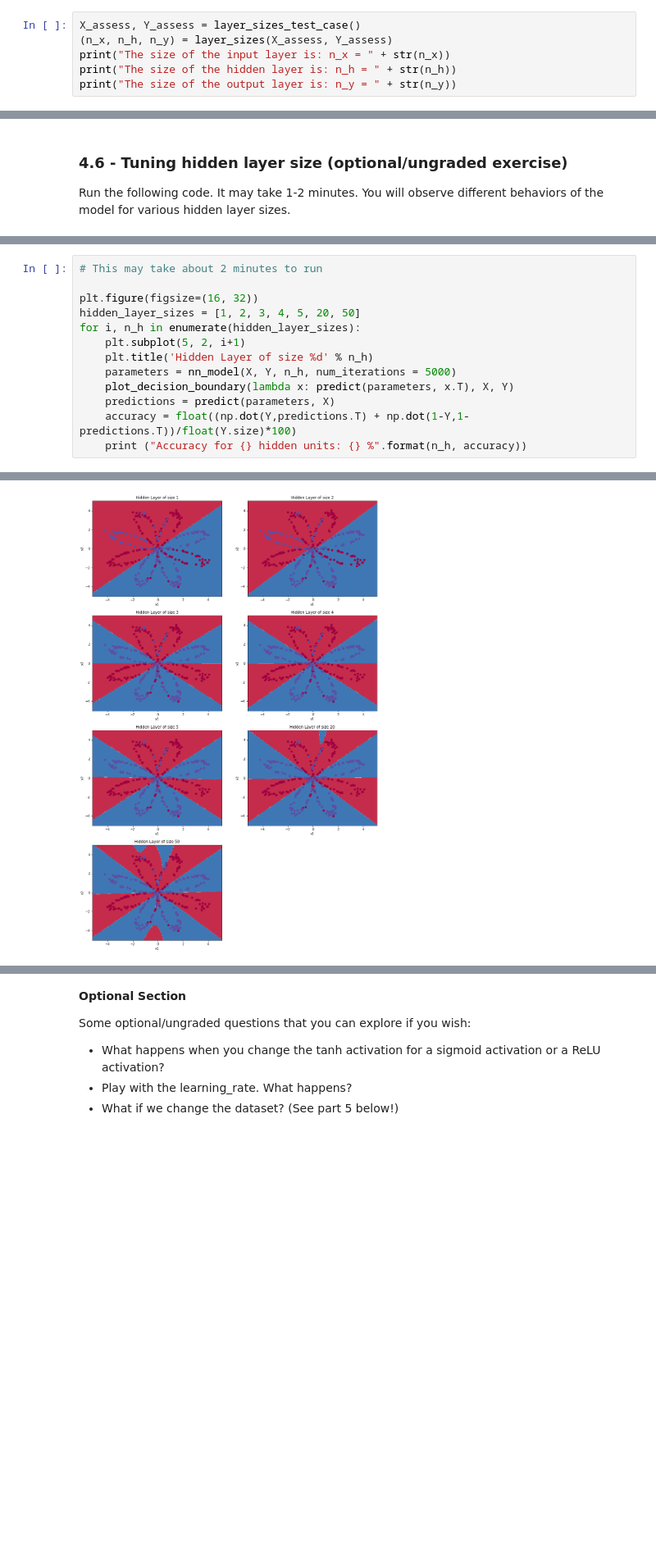
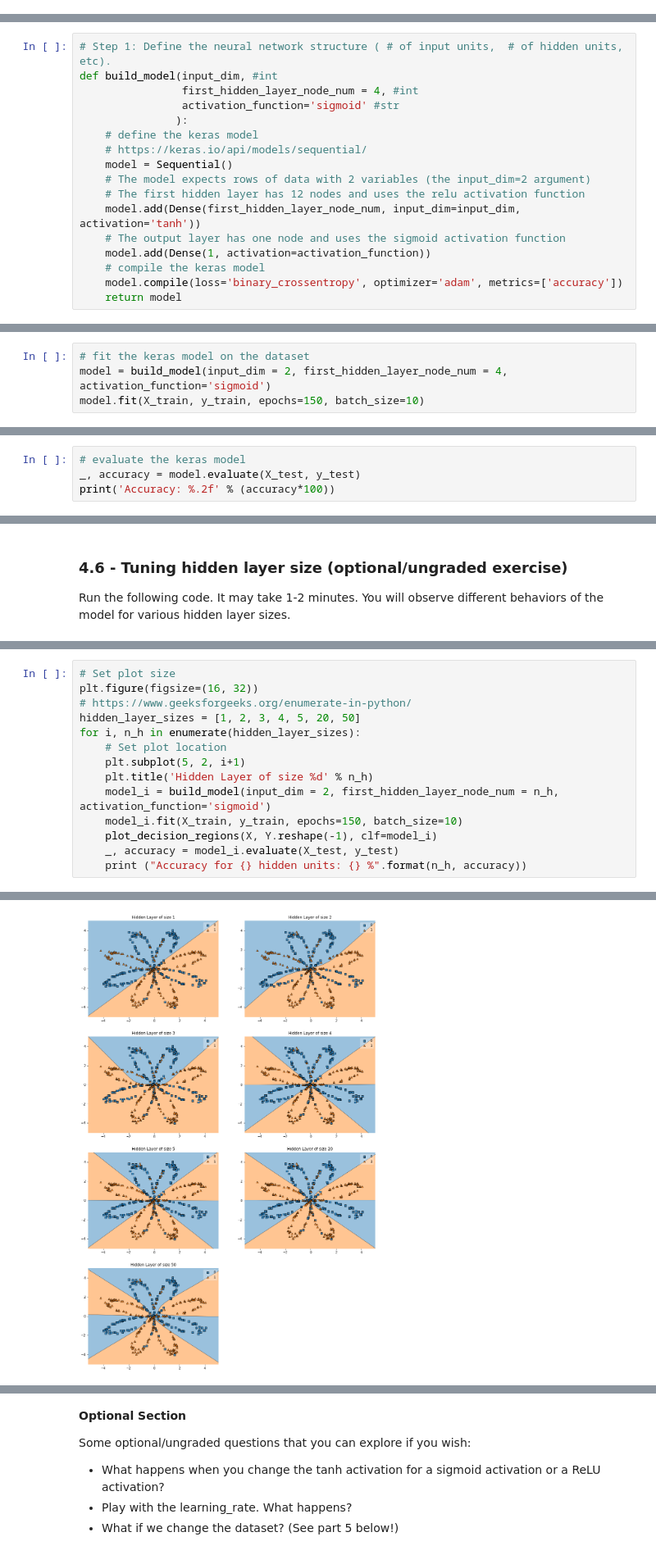
Before and after one commit to Pennybebraver/MIDASBioMedBootCamp, a Jupyter notebook: Session_15/NN/session_15_nn.ipynb, the cells around one changed output, grey strips where cells are left out. Shown at 82% size. Cells and saved outputs as stored; diff of their text form; blank space fills up the shorter version.

```diff
--- a/Session_15/NN/session_15_nn.ipynb
+++ b/Session_15/NN/session_15_nn.ipynb
@@ -185,6 +162,0 @@ def layer_sizes(X, Y):
-# %%
-X_assess, Y_assess = layer_sizes_test_case()
-(n_x, n_h, n_y) = layer_sizes(X_assess, Y_assess)
-print("The size of the input layer is: n_x = " + str(n_x))
-print("The size of the hidden layer is: n_h = " + str(n_h))
-print("The size of the output layer is: n_y = " + str(n_y))
@@ -896,0 +182,17 @@ Accuracy: 90%
+# %%
+# Step 1: Define the neural network structure ( # of input units,  # of hidden units, etc).
+def build_model(input_dim, #int
+                first_hidden_layer_node_num = 4, #int
+                activation_function='sigmoid' #str
+               ):
+    # define the keras model
+    # https://keras.io/api/models/sequential/
+    model = Sequential()
+    # The model expects rows of data with 2 variables (the input_dim=2 argument)
+    # The first hidden layer has 12 nodes and uses the relu activation function
+    model.add(Dense(first_hidden_layer_node_num, input_dim=input_dim, activation='tanh'))
+    # The output layer has one node and uses the sigmoid activation function
+    model.add(Dense(1, activation=activation_function))
+    # compile the keras model
+    model.compile(loss='binary_crossentropy', optimizer='adam', metrics=['accuracy'])
+    return model
@@ -896,0 +209,4 @@ Accuracy: 90%
+# %%
+# fit the keras model on the dataset
+model = build_model(input_dim = 2, first_hidden_layer_node_num = 4, activation_function='sigmoid')
+model.fit(X_train, y_train, epochs=150, batch_size=10)
@@ -896,0 +236,4 @@ Accuracy: 90%
+# %%
+# evaluate the keras model
+_, accuracy = model.evaluate(X_test, y_test)
+print('Accuracy: %.2f' % (accuracy*100))
@@ -905,14 +273,15 @@ Run the following code. It may take 1-2 minutes. You will observe different beha
 # %%
-# This may take about 2 minutes to run
-
+# Set plot size
 plt.figure(figsize=(16, 32))
+# https://www.geeksforgeeks.org/enumerate-in-python/
 hidden_layer_sizes = [1, 2, 3, 4, 5, 20, 50]
 for i, n_h in enumerate(hidden_layer_sizes):
+    # Set plot location
     plt.subplot(5, 2, i+1)
     plt.title('Hidden Layer of size %d' % n_h)
-    parameters = nn_model(X, Y, n_h, num_iterations = 5000)
-    plot_decision_boundary(lambda x: predict(parameters, x.T), X, Y)
-    predictions = predict(parameters, X)
-    accuracy = float((np.dot(Y,predictions.T) + np.dot(1-Y,1-predictions.T))/float(Y.size)*100)
+    model_i = build_model(input_dim = 2, first_hidden_layer_node_num = n_h, activation_function='sigmoid')
+    model_i.fit(X_train, y_train, epochs=150, batch_size=10)
+    plot_decision_regions(X, Y.reshape(-1), clf=model_i)
+    _, accuracy = model_i.evaluate(X_test, y_test)
     print ("Accuracy for {} hidden units: {} %".format(n_h, accuracy))
 # %% [output]
@@ -926 +305 @@ Accuracy for 50 hidden units: 90.25 %
-[figure, old version]
+[figure, new version]
```
Also changed, not shown: parts of 64 cells of this notebook, 7 other files.
